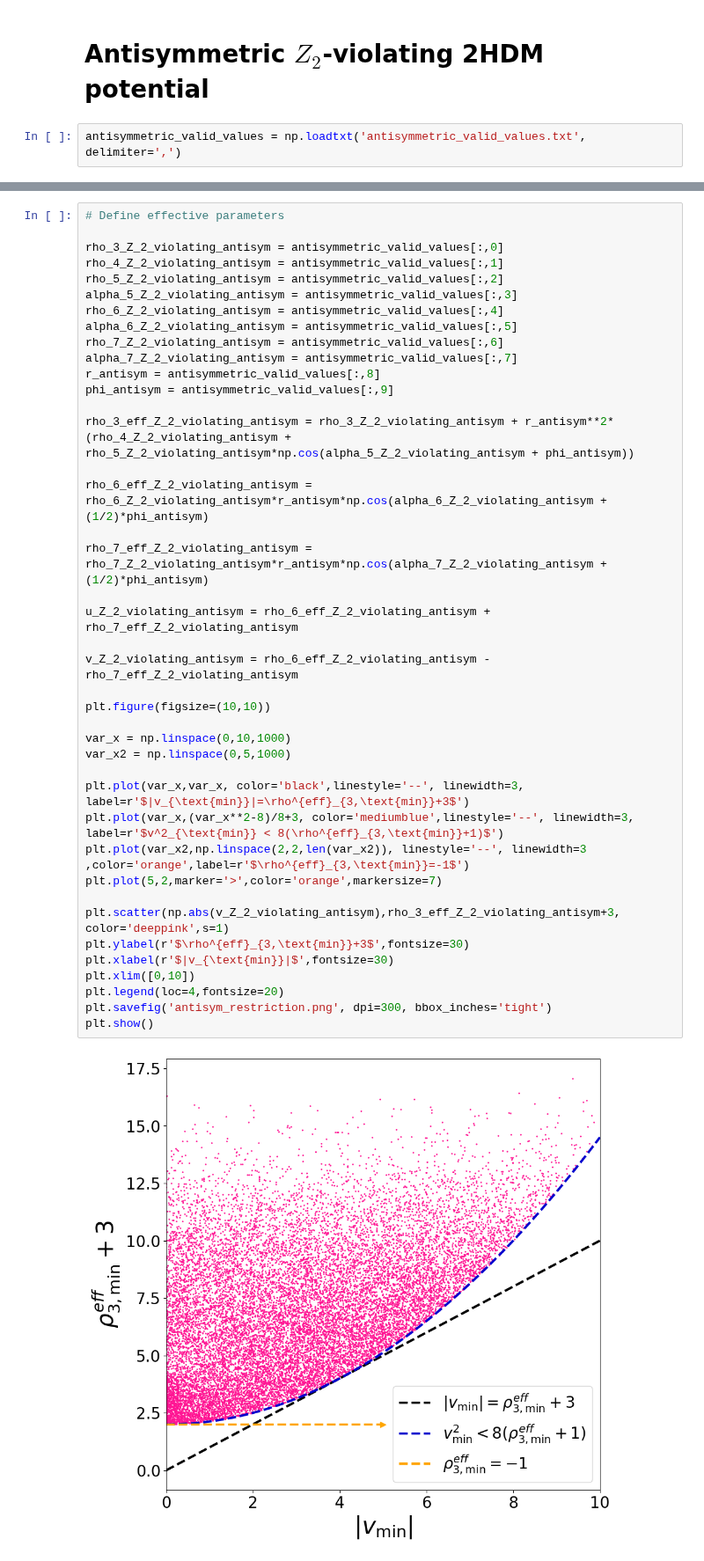
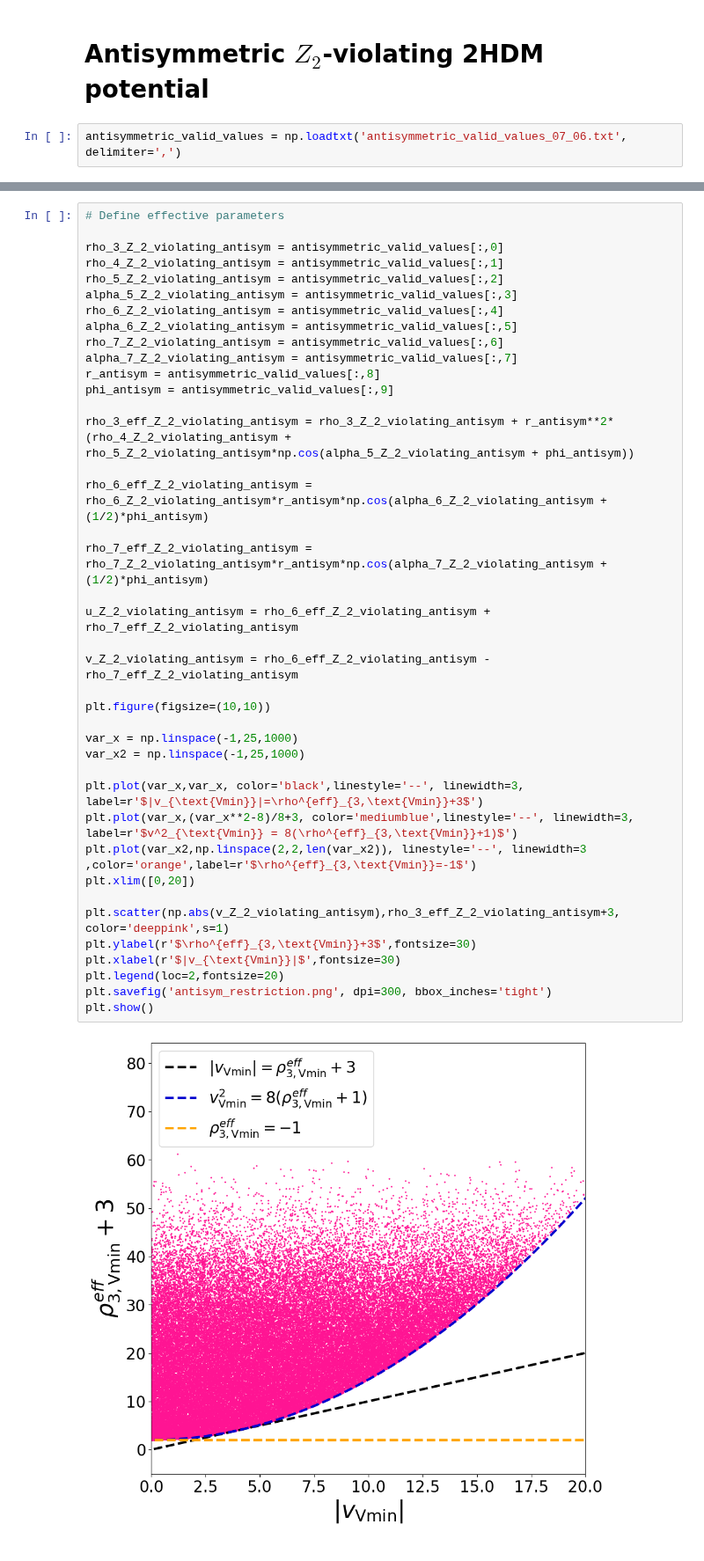
Before and after one commit to jdlpv/Theoretical-constraints-on-beyond-Standard-Model-extensions-of-the-Higgs-potential, a Jupyter notebook: parameter_visualizer.ipynb, the cells around one changed output, grey strips where cells are left out. Shown at 88% size. Saved outputs shown, nothing was run; the diff lists cells and outputs as text.

```diff
--- a/parameter_visualizer.ipynb
+++ b/parameter_visualizer.ipynb
@@ -802,7 +802,7 @@ plt.show()
 # %% [markdown]
 # Antisymmetric $Z_2$-violating 2HDM potential
 # %%
-antisymmetric_valid_values = np.loadtxt('antisymmetric_valid_values.txt', delimiter=',')
+antisymmetric_valid_values = np.loadtxt('antisymmetric_valid_values_07_06.txt', delimiter=',')
 # %%
 font_size = 50
 
@@ -1052,41 +1052,40 @@ plt.show()
 
 rho_3_Z_2_violating_antisym = antisymmetric_valid_values[:,0]
 rho_4_Z_2_violating_antisym = antisymmetric_valid_values[:,1]
 rho_5_Z_2_violating_antisym = antisymmetric_valid_values[:,2]
 alpha_5_Z_2_violating_antisym = antisymmetric_valid_values[:,3]
 rho_6_Z_2_violating_antisym = antisymmetric_valid_values[:,4]
 alpha_6_Z_2_violating_antisym = antisymmetric_valid_values[:,5]
 rho_7_Z_2_violating_antisym = antisymmetric_valid_values[:,6]
 alpha_7_Z_2_violating_antisym = antisymmetric_valid_values[:,7]
 r_antisym = antisymmetric_valid_values[:,8]
 phi_antisym = antisymmetric_valid_values[:,9]
 
 rho_3_eff_Z_2_violating_antisym = rho_3_Z_2_violating_antisym + r_antisym**2*(rho_4_Z_2_violating_antisym + rho_5_Z_2_violating_antisym*np.cos(alpha_5_Z_2_violating_antisym + phi_antisym))
 
 rho_6_eff_Z_2_violating_antisym = rho_6_Z_2_violating_antisym*r_antisym*np.cos(alpha_6_Z_2_violating_antisym + (1/2)*phi_antisym)
 
 rho_7_eff_Z_2_violating_antisym = rho_7_Z_2_violating_antisym*r_antisym*np.cos(alpha_7_Z_2_violating_antisym + (1/2)*phi_antisym)
 
 u_Z_2_violating_antisym = rho_6_eff_Z_2_violating_antisym + rho_7_eff_Z_2_violating_antisym
 
 v_Z_2_violating_antisym = rho_6_eff_Z_2_violating_antisym - rho_7_eff_Z_2_violating_antisym
 
 plt.figure(figsize=(10,10))
 
-var_x = np.linspace(0,10,1000)
-var_x2 = np.linspace(0,5,1000)
+var_x = np.linspace(-1,25,1000)
+var_x2 = np.linspace(-1,25,1000)
 
-plt.plot(var_x,var_x, color='black',linestyle='--', linewidth=3, label=r'$|v_{\text{min}}|=\rho^{eff}_{3,\text{min}}+3$')
-plt.plot(var_x,(var_x**2-8)/8+3, color='mediumblue',linestyle='--', linewidth=3, label=r'$v^2_{\text{min}} < 8(\rho^{eff}_{3,\text{min}}+1)$')
-plt.plot(var_x2,np.linspace(2,2,len(var_x2)), linestyle='--', linewidth=3 ,color='orange',label=r'$\rho^{eff}_{3,\text{min}}=-1$')
-plt.plot(5,2,marker='>',color='orange',markersize=7)
+plt.plot(var_x,var_x, color='black',linestyle='--', linewidth=3, label=r'$|v_{\text{Vmin}}|=\rho^{eff}_{3,\text{Vmin}}+3$')
+plt.plot(var_x,(var_x**2-8)/8+3, color='mediumblue',linestyle='--', linewidth=3, label=r'$v^2_{\text{Vmin}} = 8(\rho^{eff}_{3,\text{Vmin}}+1)$')
+plt.plot(var_x2,np.linspace(2,2,len(var_x2)), linestyle='--', linewidth=3 ,color='orange',label=r'$\rho^{eff}_{3,\text{Vmin}}=-1$')
+plt.xlim([0,20])
 
 plt.scatter(np.abs(v_Z_2_violating_antisym),rho_3_eff_Z_2_violating_antisym+3, color='deeppink',s=1)
-plt.ylabel(r'$\rho^{eff}_{3,\text{min}}+3$',fontsize=30)
-plt.xlabel(r'$|v_{\text{min}}|$',fontsize=30)
-plt.xlim([0,10])
-plt.legend(loc=4,fontsize=20)
+plt.ylabel(r'$\rho^{eff}_{3,\text{Vmin}}+3$',fontsize=30)
+plt.xlabel(r'$|v_{\text{Vmin}}|$',fontsize=30)
+plt.legend(loc=2,fontsize=20)
 plt.savefig('antisym_restriction.png', dpi=300, bbox_inches='tight')
 plt.show()
 # %% [output]
-[figure, old version]
+[figure, new version]
```
Also changed, not shown: parts of 11 cells of this notebook, 2 other files.
